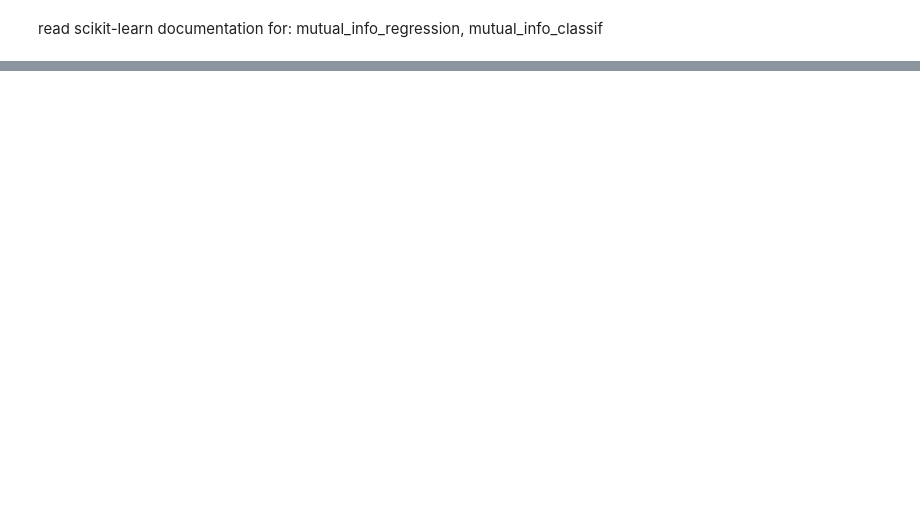
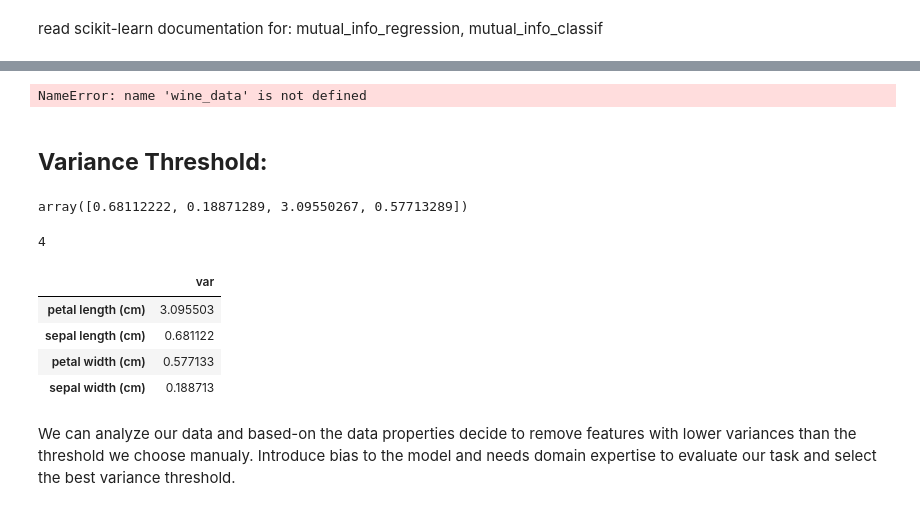
Before and after one commit to Erfan-Taherirani/Personal_ML_Notes, a Jupyter notebook: EDA/feature_engineering/feature_selection/filter_based_methods.ipynb, the cells around one changed output, grey strips where cells are left out. Saved outputs shown, nothing was run; the diff lists cells and outputs as text; code cells hidden in the pictures; blank space fills up the shorter version.

```diff
--- a/EDA/feature_engineering/feature_selection/filter_based_methods.ipynb
+++ b/EDA/feature_engineering/feature_selection/filter_based_methods.ipynb
@@ -173,0 +318,9 @@ read scikit-learn documentation for: mutual_info_regression, mutual_info_classif
+# %%
+from sklearn.feature_selection import f_classif
+
+f_score, _=f_classif(wine_data.data, wine_data.target)
+f_score
+# %% [output]
+NameError: name 'wine_data' is not defined
+# %% [markdown]
+## **Variance Threshold:**
@@ -173,0 +329,27 @@ read scikit-learn documentation for: mutual_info_regression, mutual_info_classif
+# %%
+iris_data = datasets.load_iris()
+
+X = iris_data.data
+y = iris_data.target
+
+
+var_threshold = VarianceThreshold().fit(X)
+# %%
+var_threshold.variances_
+# %% [output]
+array([0.68112222, 0.18871289, 3.09550267, 0.57713289])
+# %%
+var_threshold.n_features_in_
+# %% [output]
+4
+# %%
+var_df = pd.DataFrame(var_threshold.variances_, index=iris_data.feature_names, columns=["var"])
+var_df.sort_values(by="var", ascending=False)
+# %% [output]
+|  | var |
+| petal length (cm) | 3.095503 |
+| sepal length (cm) | 0.681122 |
+| petal width (cm) | 0.577133 |
+| sepal width (cm) | 0.188713 |
+# %% [markdown]
+We can analyze our data and based-on the data properties decide to remove features with lower variances than the threshold we choose manualy. Introduce bias to the model and needs domain expertise to evaluate our task and select the best variance threshold.
```
Also changed, not shown: parts of 15 cells of this notebook, 3 other files.
